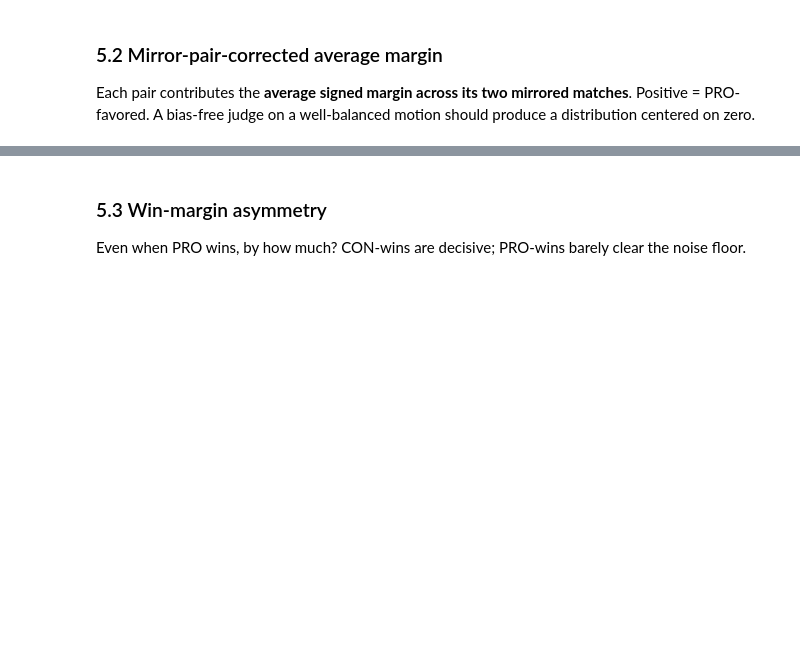
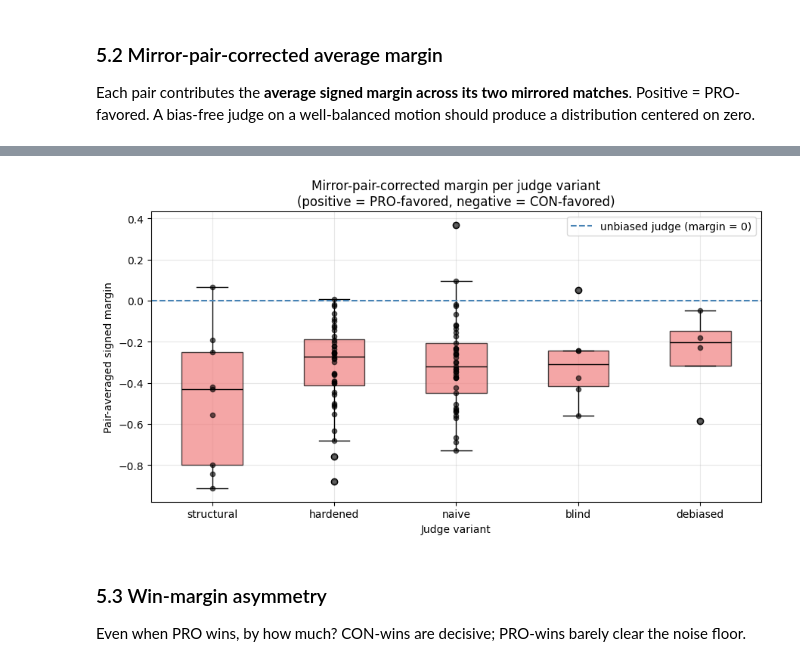
Before and after one commit to khaledmanaa11/AI_ORCHESTRATION_HW2, a Jupyter notebook: notebooks/analysis.ipynb, the cells around one changed output, grey strips where cells are left out. Drawn from its saved outputs; the diff is of its cells as text; code cells hidden in the pictures; blank space fills up the shorter version.

```diff
--- a/notebooks/analysis.ipynb
+++ b/notebooks/analysis.ipynb
@@ -6,11 +6,10 @@ This notebook analyzes the JSONL streams produced by the ablation sweep to evalu
 import json
 import pandas as pd
 import matplotlib.pyplot as plt
-import seaborn as sns
 
-# Set style
-sns.set_theme(style="whitegrid")
-plt.rcParams["figure.figsize"] = (8, 5)
+plt.rcParams['figure.dpi'] = 100
+plt.rcParams['axes.grid'] = True
+plt.rcParams['grid.alpha'] = 0.3
 # %% [markdown]
 ## 1. Load Data Streams
 # %%
@@ -150,13 +216,21 @@ pair_summary
 # %%
 fig, ax = plt.subplots(figsize=(9, 5))
 order = pair_summary.sort_values('pair_avg_margin').index.tolist()
-sns.boxplot(data=df_pairs, x='variant', y='pair_margin', order=order, ax=ax, color='lightcoral')
-sns.stripplot(data=df_pairs, x='variant', y='pair_margin', order=order, ax=ax, color='black', alpha=0.6)
+data_per_variant = [df_pairs[df_pairs.variant == v]['pair_margin'].values for v in order]
+bp = ax.boxplot(data_per_variant, labels=order, patch_artist=True,
+                boxprops=dict(facecolor='lightcoral', alpha=0.7),
+                medianprops=dict(color='black'))
+# Overlay raw points
+for i, v in enumerate(order, start=1):
+    pts = df_pairs[df_pairs.variant == v]['pair_margin'].values
+    ax.scatter([i] * len(pts), pts, color='black', alpha=0.6, s=20, zorder=3)
 ax.axhline(0, color='steelblue', linestyle='--', linewidth=1.5, label='unbiased judge (margin = 0)')
 ax.set_title('Mirror-pair-corrected margin per judge variant\n(positive = PRO-favored, negative = CON-favored)', fontsize=12)
 ax.set_xlabel('Judge variant'); ax.set_ylabel('Pair-averaged signed margin')
 ax.legend(loc='upper right')
 plt.tight_layout(); plt.show()
+# %% [output]
+[figure, added]
 # %% [markdown]
 ### 5.3 Win-margin asymmetry
 Even when PRO wins, by how much? CON-wins are decisive; PRO-wins barely clear the noise floor.
```
Also changed, not shown: parts of 10 cells of this notebook, 2 other files.
